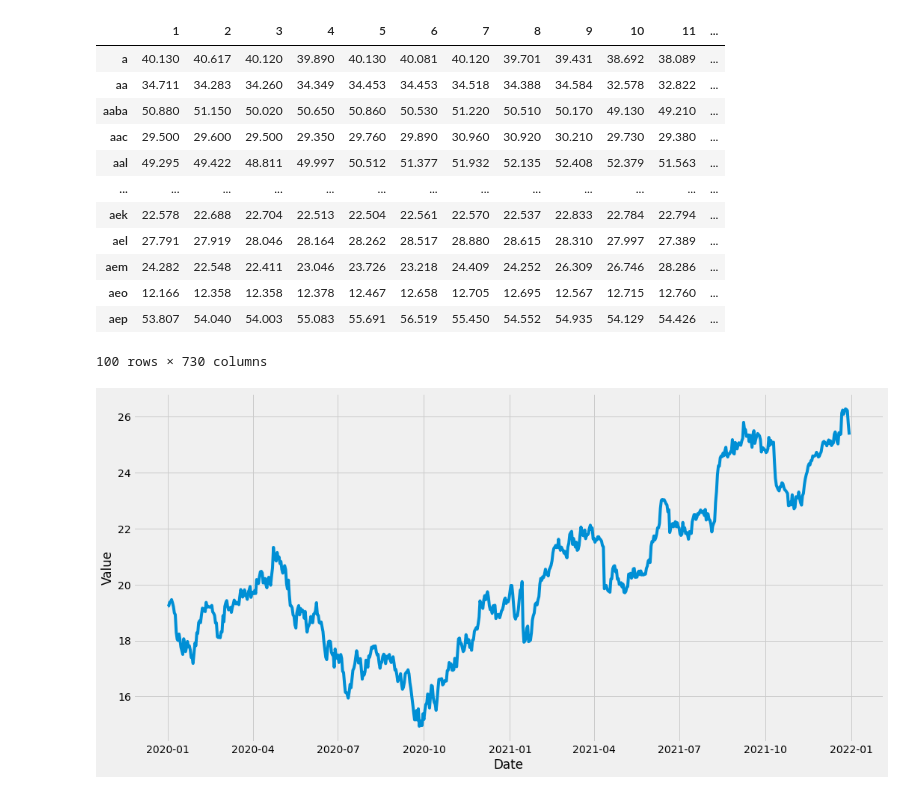
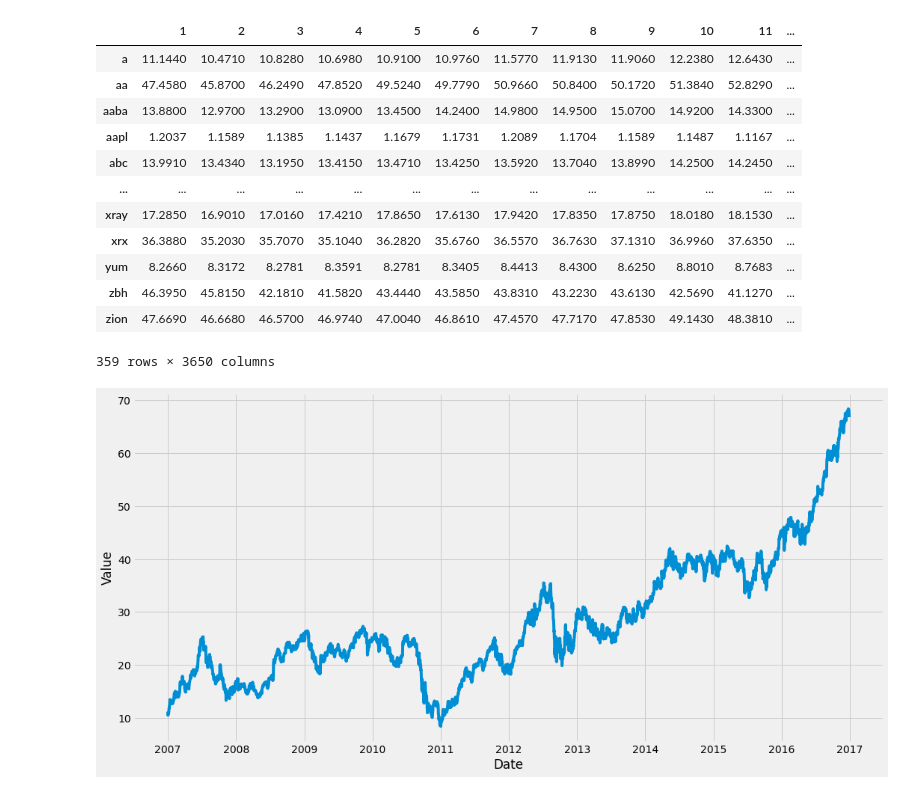
Before and after one commit to Kosmai/LSH_kNN_Clustering, a Jupyter notebook: Time_Series_Analysis/forecast.ipynb, the cells around one changed output. Saved outputs shown, nothing was run; the diff lists cells and outputs as text; code cells hidden in the pictures.

```diff
--- a/Time_Series_Analysis/forecast.ipynb
+++ b/Time_Series_Analysis/forecast.ipynb
@@ -9,40 +9,40 @@ from keras.models import Sequential
 from keras.layers import Dense, LSTM, Dropout
 from datetime import datetime
 # %%
-data = pd.read_csv('nasd_input.csv', sep = '\t', header=None, index_col = 0, )
+data = pd.read_csv('nasdaq2007_17.csv', sep = '\t', header=None, index_col = 0)
 data.index.name = None
 data
 # %% [output]
 |  | 1 | 2 | 3 | 4 | 5 | 6 | 7 | 8 | 9 | 10 | 11 | ... |
-| a | 40.130 | 40.617 | 40.120 | 39.890 | 40.130 | 40.081 | 40.120 | 39.701 | 39.431 | 38.692 | 38.089 | ... |
-| aa | 34.711 | 34.283 | 34.260 | 34.349 | 34.453 | 34.453 | 34.518 | 34.388 | 34.584 | 32.578 | 32.822 | ... |
-| aaba | 50.880 | 51.150 | 50.020 | 50.650 | 50.860 | 50.530 | 51.220 | 50.510 | 50.170 | 49.130 | 49.210 | ... |
-| aac | 29.500 | 29.600 | 29.500 | 29.350 | 29.760 | 29.890 | 30.960 | 30.920 | 30.210 | 29.730 | 29.380 | ... |
-| aal | 49.295 | 49.422 | 48.811 | 49.997 | 50.512 | 51.377 | 51.932 | 52.135 | 52.408 | 52.379 | 51.563 | ... |
+| a | 11.1440 | 10.4710 | 10.8280 | 10.6980 | 10.9100 | 10.9760 | 11.5770 | 11.9130 | 11.9060 | 12.2380 | 12.6430 | ... |
+| aa | 47.4580 | 45.8700 | 46.2490 | 47.8520 | 49.5240 | 49.7790 | 50.9660 | 50.8400 | 50.1720 | 51.3840 | 52.8290 | ... |
+| aaba | 13.8800 | 12.9700 | 13.2900 | 13.0900 | 13.4500 | 14.2400 | 14.9800 | 14.9500 | 15.0700 | 14.9200 | 14.3300 | ... |
+| aapl | 1.2037 | 1.1589 | 1.1385 | 1.1437 | 1.1679 | 1.1731 | 1.2089 | 1.1704 | 1.1589 | 1.1487 | 1.1167 | ... |
+| abc | 13.9910 | 13.4340 | 13.1950 | 13.4150 | 13.4710 | 13.4250 | 13.5920 | 13.7040 | 13.8990 | 14.2500 | 14.2450 | ... |
 | ... | ... | ... | ... | ... | ... | ... | ... | ... | ... | ... | ... | ... |
-| aek | 22.578 | 22.688 | 22.704 | 22.513 | 22.504 | 22.561 | 22.570 | 22.537 | 22.833 | 22.784 | 22.794 | ... |
-| ael | 27.791 | 27.919 | 28.046 | 28.164 | 28.262 | 28.517 | 28.880 | 28.615 | 28.310 | 27.997 | 27.389 | ... |
-| aem | 24.282 | 22.548 | 22.411 | 23.046 | 23.726 | 23.218 | 24.409 | 24.252 | 26.309 | 26.746 | 28.286 | ... |
-| aeo | 12.166 | 12.358 | 12.358 | 12.378 | 12.467 | 12.658 | 12.705 | 12.695 | 12.567 | 12.715 | 12.760 | ... |
-| aep | 53.807 | 54.040 | 54.003 | 55.083 | 55.691 | 56.519 | 55.450 | 54.552 | 54.935 | 54.129 | 54.426 | ... |
+| xray | 17.2850 | 16.9010 | 17.0160 | 17.4210 | 17.8650 | 17.6130 | 17.9420 | 17.8350 | 17.8750 | 18.0180 | 18.1530 | ... |
+| xrx | 36.3880 | 35.2030 | 35.7070 | 35.1040 | 36.2820 | 35.6760 | 36.5570 | 36.7630 | 37.1310 | 36.9960 | 37.6350 | ... |
+| yum | 8.2660 | 8.3172 | 8.2781 | 8.3591 | 8.2781 | 8.3405 | 8.4413 | 8.4300 | 8.6250 | 8.8010 | 8.7683 | ... |
+| zbh | 46.3950 | 45.8150 | 42.1810 | 41.5820 | 43.4440 | 43.5850 | 43.8310 | 43.2230 | 43.6130 | 42.5690 | 41.1270 | ... |
+| zion | 47.6690 | 46.6680 | 46.5700 | 46.9740 | 47.0040 | 46.8610 | 47.4570 | 47.7170 | 47.8530 | 49.1430 | 48.3810 | ... |
-100 rows × 730 columns
+359 rows × 3650 columns
 # %%
 def get_time_series(data, index):
   ts = pd.DataFrame()
   ts ['value'] = data.iloc[[index]].transpose().iloc[:,0]
-  ts['date'] = pd.date_range('2020-01-01', periods=ts.shape[0]).tolist()
+  ts['date'] = pd.date_range('2007-01-01', periods=ts.shape[0]).tolist()
   ts = ts.set_index('date')
   return ts
 # %%
-ts = get_time_series(data, 20)
+ts = get_time_series(data, 0)
 plt.figure(figsize=(16, 8))
 plt.style.use('fivethirtyeight')
 plt.plot(ts['value'])
 plt.xlabel('Date')
 plt.ylabel('Value')
 plt.show()
 # %% [output]
-[figure, old version]
+[figure, new version]
 # %%
 scaler = MinMaxScaler(feature_range=(0, 1))
 scaled_ts = scaler.fit_transform(ts)
```
Also changed, not shown: parts of 6 cells of this notebook.
